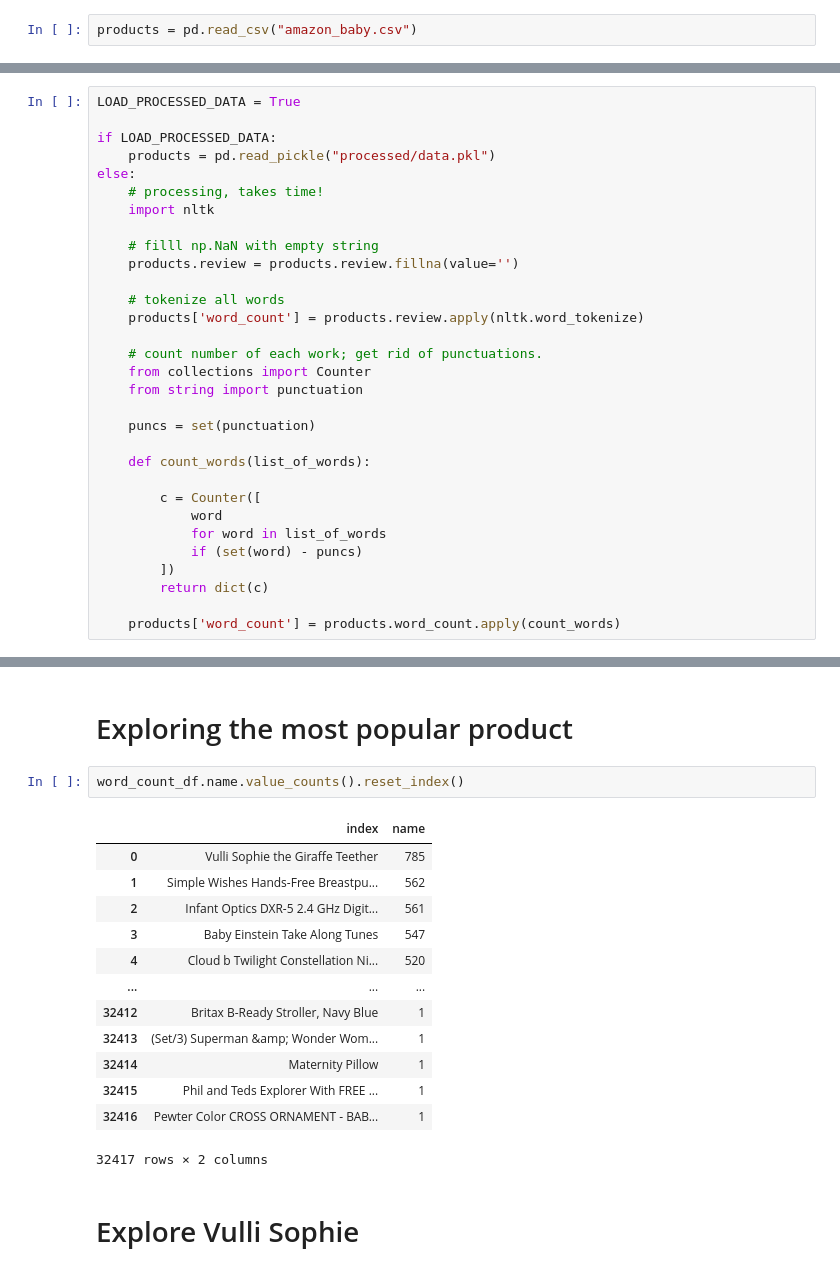
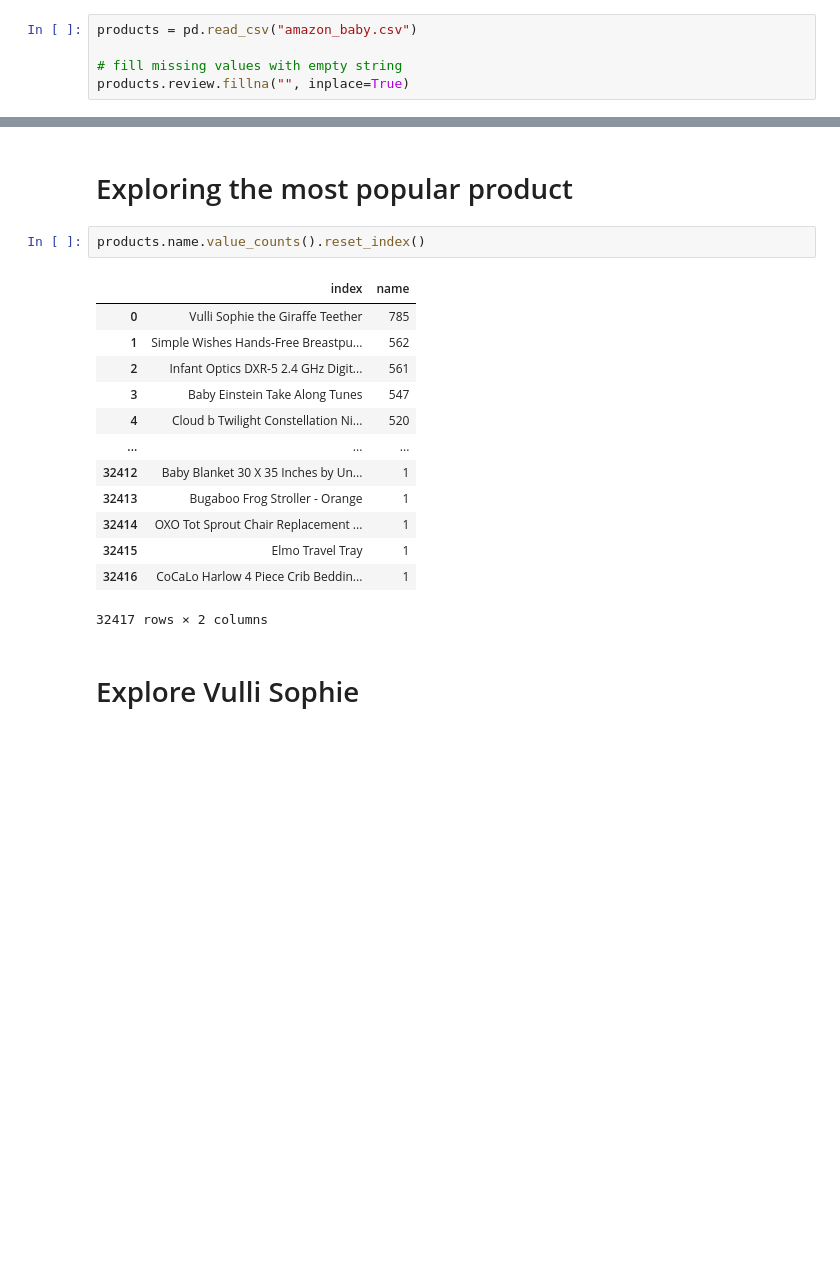
Before and after one commit to GreatBahram/washington-machine-learning-specialization, a Jupyter notebook: 01-foundations/week3/Analyzing product sentiment.ipynb, the cells around one changed output, grey strips where cells are left out. Drawn from its saved outputs; the diff is of its cells as text; blank space fills up the shorter version.

```diff
--- a/01-foundations/week3/Analyzing product sentiment.ipynb
+++ b/01-foundations/week3/Analyzing product sentiment.ipynb
@@ -7,6 +7,9 @@ import matplotlib.pyplot as plt
 # Read some product review data
 # %%
 products = pd.read_csv("amazon_baby.csv")
+
+# fill missing values with empty string
+products.review.fillna("", inplace=True)
 # %% [markdown]
 # Let's explore this data together
 # %%
@@ -20,34 +23,3 @@ products.head()
 | 4 | Stop Pacifier Sucking without tea... | All of my kids have cried non-sto... | 5 |
 # %% [markdown]
 # Build the word count vector for each review
-# %%
-LOAD_PROCESSED_DATA = True
-
-if LOAD_PROCESSED_DATA:
-    products = pd.read_pickle("processed/data.pkl")
-else:
-    # processing, takes time!
-    import nltk
-
-    # filll np.NaN with empty string
-    products.review = products.review.fillna(value='')
-
-    # tokenize all words
-    products['word_count'] = products.review.apply(nltk.word_tokenize)
-
-    # count number of each work; get rid of punctuations.
-    from collections import Counter
-    from string import punctuation
-
-    puncs = set(punctuation)
-
-    def count_words(list_of_words):
-
-        c = Counter([
-            word
-            for word in list_of_words
-            if (set(word) - puncs)
-        ])
-        return dict(c)
-
-    products['word_count'] = products.word_count.apply(count_words)
@@ -97,20 +26,20 @@ word_count_df.head()
 # %% [markdown]
 # Exploring the most popular product
 # %%
-word_count_df.name.value_counts().reset_index()
+products.name.value_counts().reset_index()
 # %% [output]
 |  | index | name |
 | 0 | Vulli Sophie the Giraffe Teether | 785 |
 | 1 | Simple Wishes Hands-Free Breastpu... | 562 |
 | 2 | Infant Optics DXR-5 2.4 GHz Digit... | 561 |
 | 3 | Baby Einstein Take Along Tunes | 547 |
 | 4 | Cloud b Twilight Constellation Ni... | 520 |
 | ... | ... | ... |
-| 32412 | Britax B-Ready Stroller, Navy Blue | 1 |
-| 32413 | (Set/3) Superman &amp; Wonder Wom... | 1 |
-| 32414 | Maternity Pillow | 1 |
-| 32415 | Phil and Teds Explorer With FREE ... | 1 |
-| 32416 | Pewter Color CROSS ORNAMENT - BAB... | 1 |
+| 32412 | Baby Blanket 30 X 35 Inches by Un... | 1 |
+| 32413 | Bugaboo Frog Stroller - Orange | 1 |
+| 32414 | OXO Tot Sprout Chair Replacement ... | 1 |
+| 32415 | Elmo Travel Tray | 1 |
+| 32416 | CoCaLo Harlow 4 Piece Crib Beddin... | 1 |
 32417 rows × 2 columns
 # %% [markdown]
 # Explore Vulli Sophie
```
Also changed, not shown: parts of 61 cells of this notebook.
